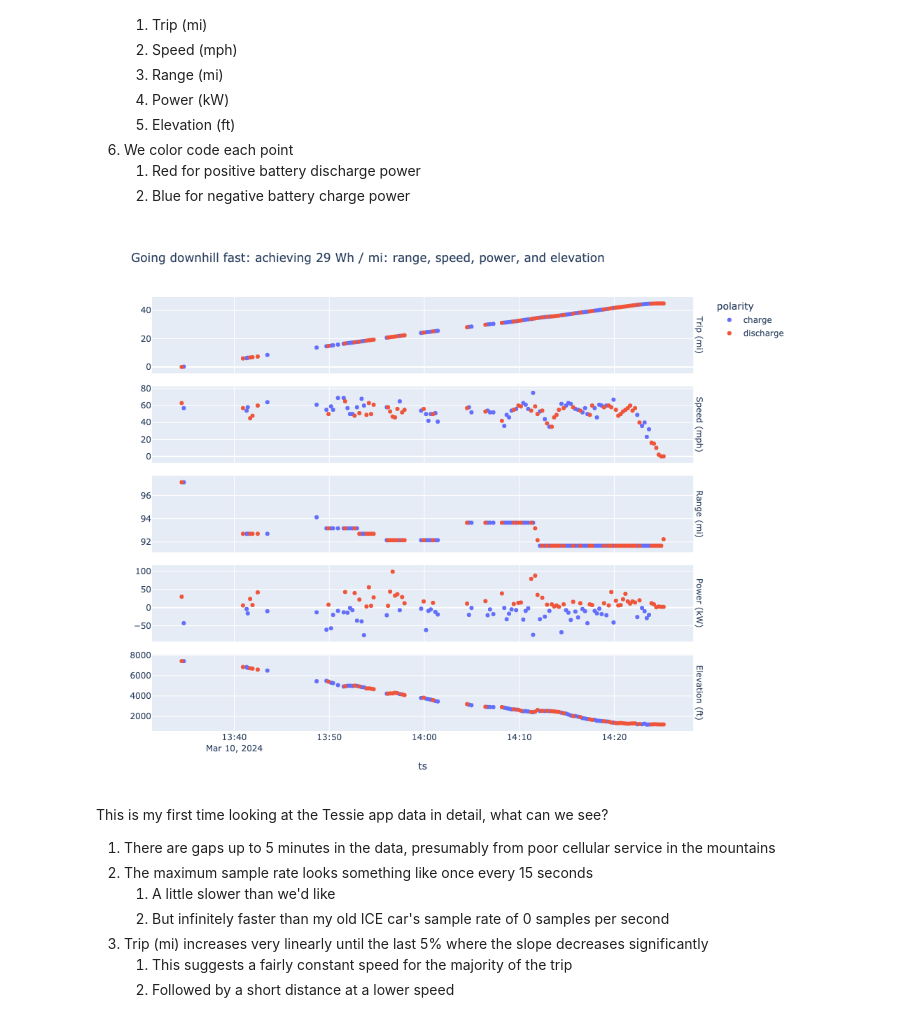
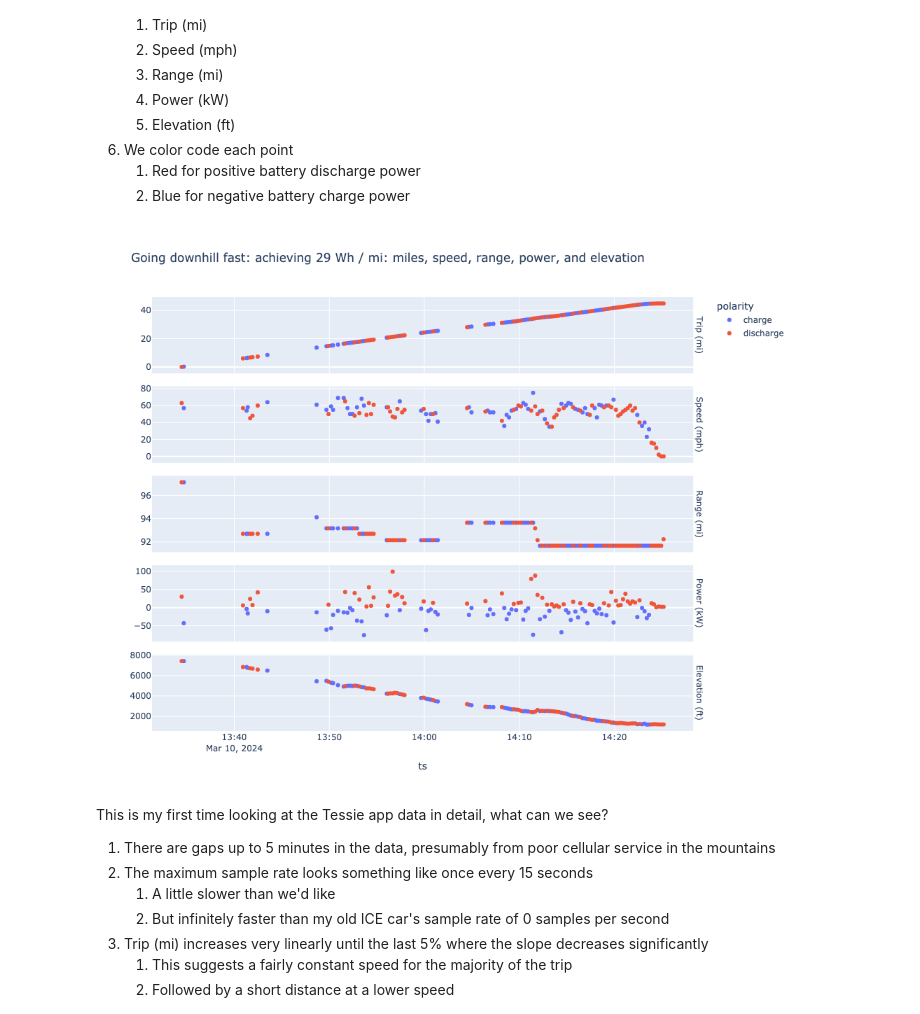
Before and after one commit to ngregorich/kirkwood_to_jackson, a Jupyter notebook: kirkwood_to_jackson.ipynb, the cells around one changed output. Saved outputs shown, nothing was run; the diff lists cells and outputs as text; code cells hidden in the pictures.

Commit message:
updated title on plot

```diff
--- a/kirkwood_to_jackson.ipynb
+++ b/kirkwood_to_jackson.ipynb
@@ -195,27 +195,27 @@ Now we'll make the plot:
 # %%
 fig = px.scatter(
     df,
     x="ts",
     y="reading",
     facet_row="sensor",
     color="polarity",
-    title="Going downhill fast: achieving 29 Wh / mi: range, speed, power, and elevation",
+    title="Going downhill fast: achieving 29 Wh / mi: miles, speed, range, power, and elevation",
     height=800,
     width=1000,
     category_orders={
         "sensor": ["Trip (mi)", "Speed (mph)", "Range (mi)", "Power (kW)", "Elevation (ft)"],
         "polarity": ["charge", "discharge"]
     },
 )
 fig.update_yaxes(matches=None, title="")
 fig.for_each_annotation(lambda a: a.update(text=a.text.split("=")[1]))
 # uncomment this line to export HTML
 # fig.write_html("kirkwood_to_jackson.html")
 # uncomment this line to export png
 # fig.write_image('kirkwood_to_jackson.png')
 fig.show("png")
 # %% [output]
-[figure, old version]
+[figure, new version]
 # %% [markdown]
 This is my first time looking at the Tessie app data in detail, what can we see?
 
```
Also changed, not shown: parts of 1 cell of this notebook, 1 other file.
